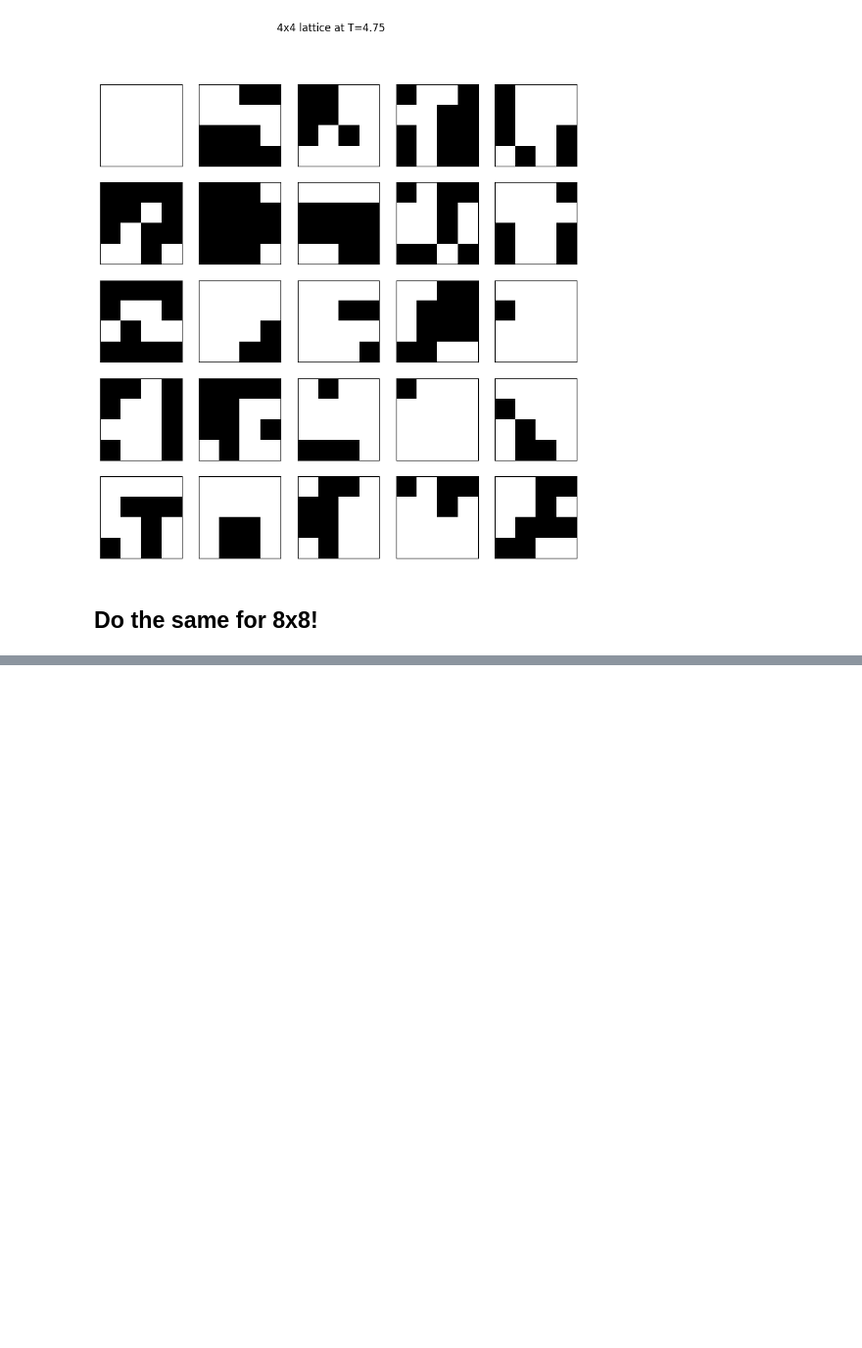
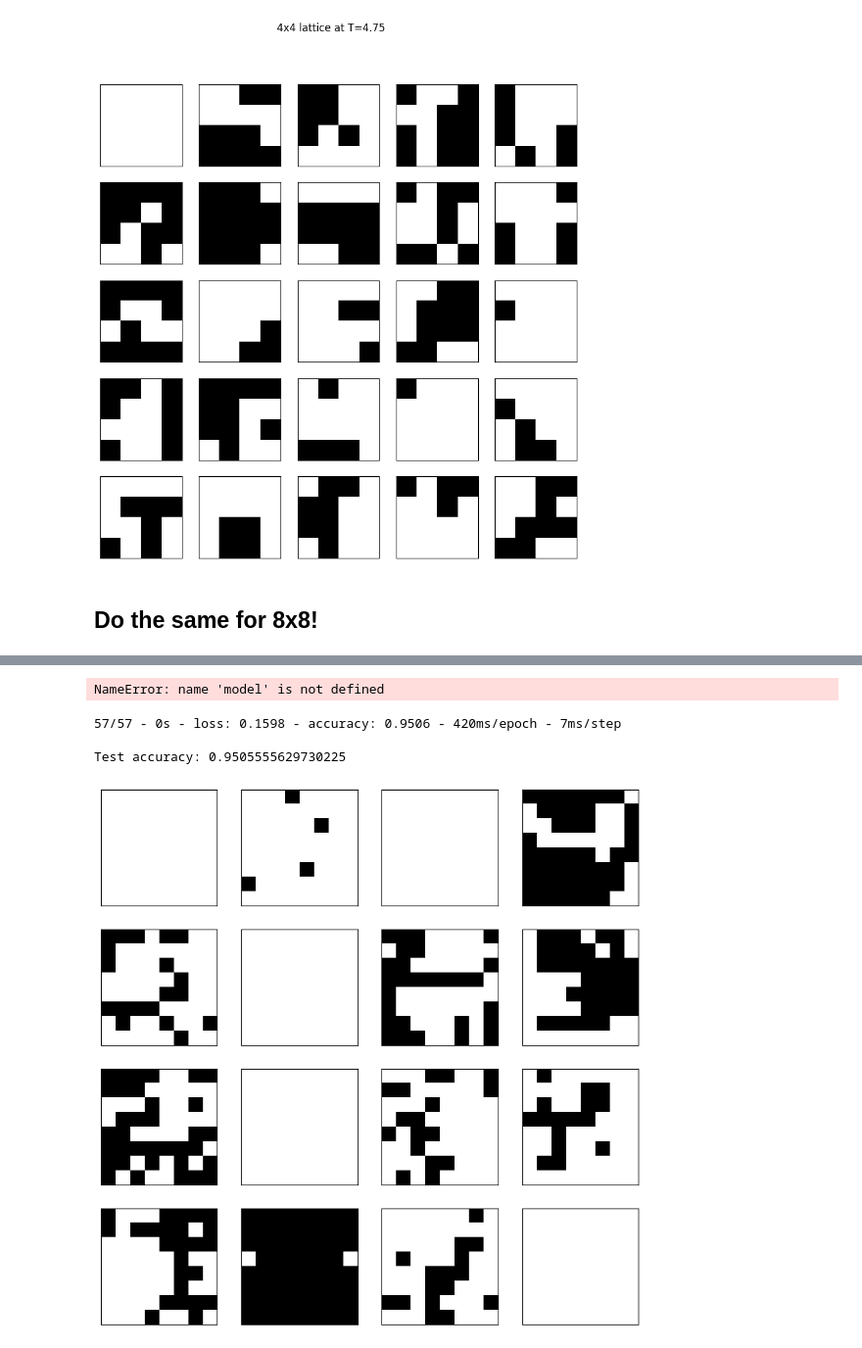
Before and after one commit to julian-calder/phys-704, a Jupyter notebook: notebooks/image_generation.ipynb, the cells around one changed output, grey strips where cells are left out. Shown: that part at 98% size. Cells and saved outputs as stored; diff of their text form; code cells hidden in the pictures; blank space fills up the shorter version.

```diff
--- a/notebooks/image_generation.ipynb
+++ b/notebooks/image_generation.ipynb
@@ -182,0 +392,26 @@ predictions = probability_model.predict(test_images)
+# %%
+model.fit(shuffled_images, shuffled_labels, epochs=20)
+# %% [output]
+NameError: name 'model' is not defined
+# %%
+test_loss, test_acc = model.evaluate(shuffled_test_images,  shuffled_test_labels, verbose=2)
+
+print('\nTest accuracy:', test_acc)
+# %% [output]
+57/57 - 0s - loss: 0.1598 - accuracy: 0.9506 - 420ms/epoch - 7ms/step
+
+Test accuracy: 0.9505555629730225
+# %%
+import tensorflow as tf
+
+plt.figure(figsize=(10,10))
+
+for i in range(16):
+    plt.subplot(4,4,i+1)
+    plt.xticks([])
+    plt.yticks([])
+    plt.grid(False)
+    plt.imshow(shuffled_test_images[i], cmap=plt.cm.binary)
+plt.show()
+# %% [output]
+[figure, added]
```
Also changed, not shown: parts of 39 cells of this notebook, 4 other files.
